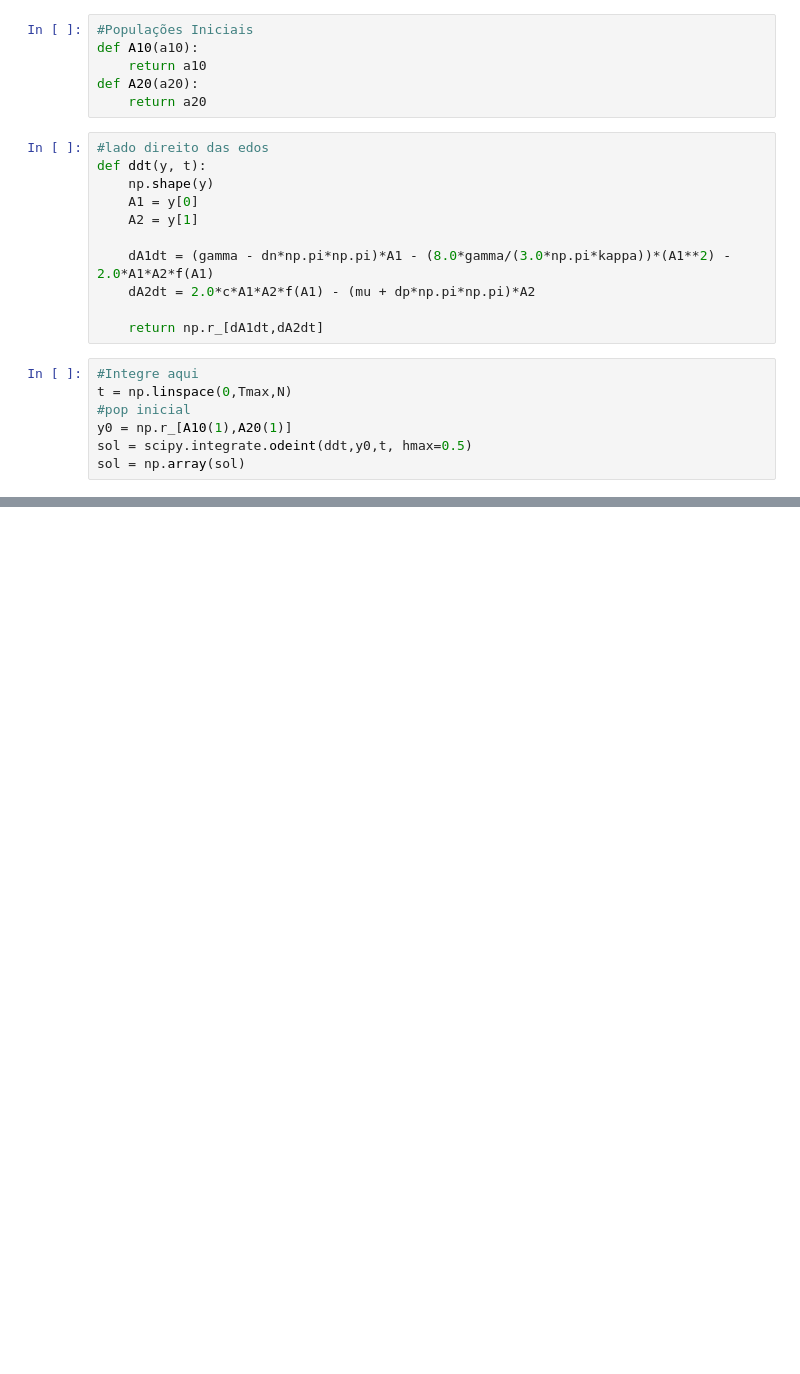
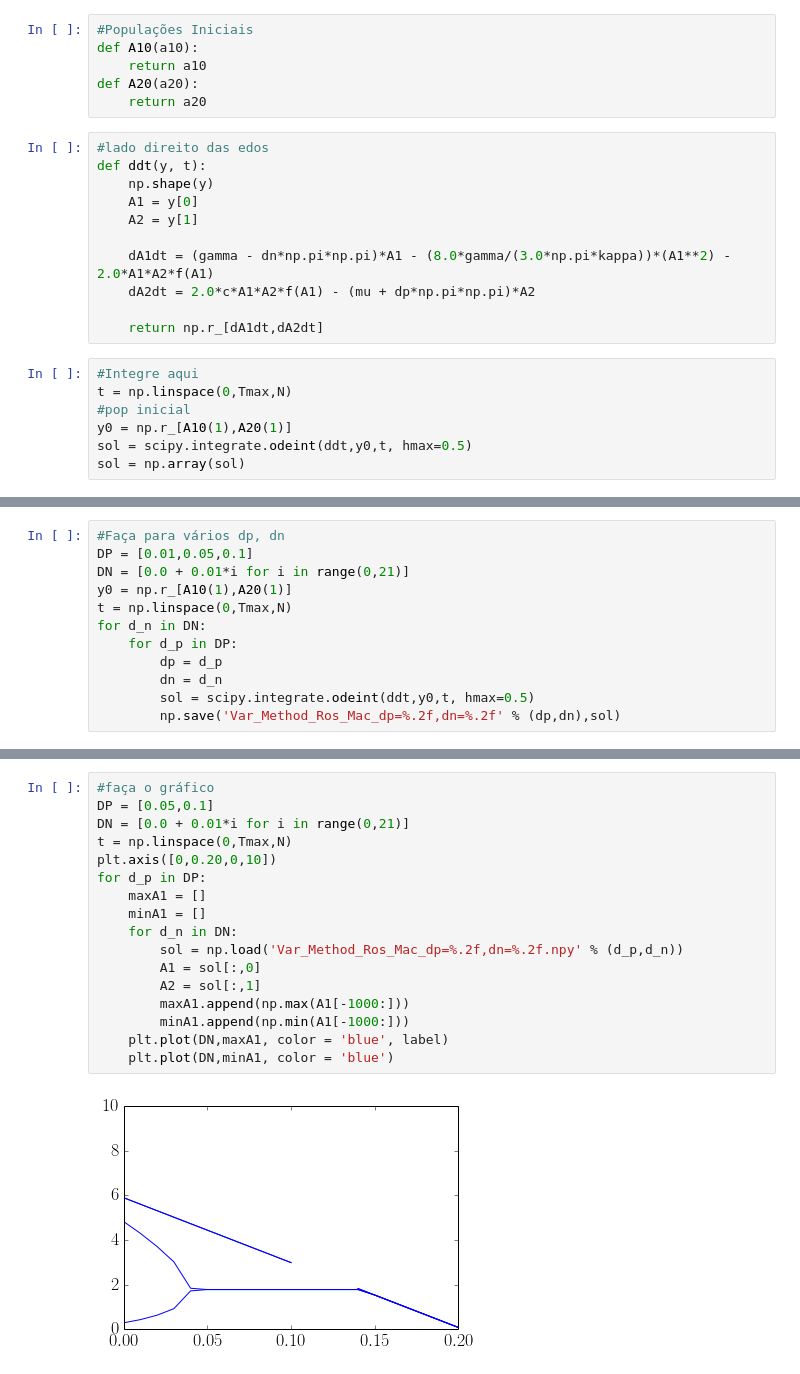
Before and after one commit to reand705/reac_diff, a Jupyter notebook: Var_Method_Ros_Mac.ipynb, the cells around one changed output, grey strips where cells are left out. Cells and saved outputs as stored; diff of their text form; blank space fills up the shorter version.

```diff
--- a/Var_Method_Ros_Mac.ipynb
+++ b/Var_Method_Ros_Mac.ipynb
@@ -90,0 +88,12 @@ plt.plot(t,A2)
+# %%
+#Faça para vários dp, dn
+DP = [0.01,0.05,0.1]
+DN = [0.0 + 0.01*i for i in range(0,21)]
+y0 = np.r_[A10(1),A20(1)]
+t = np.linspace(0,Tmax,N)
+for d_n in DN:
+    for d_p in DP:
+        dp = d_p
+        dn = d_n
+        sol = scipy.integrate.odeint(ddt,y0,t, hmax=0.5)
+        np.save('Var_Method_Ros_Mac_dp=%.2f,dn=%.2f' % (dp,dn),sol)
@@ -90,0 +130,19 @@ plt.plot(t,A2)
+# %%
+#faça o gráfico
+DP = [0.05,0.1]
+DN = [0.0 + 0.01*i for i in range(0,21)]
+t = np.linspace(0,Tmax,N)
+plt.axis([0,0.20,0,10])
+for d_p in DP:
+    maxA1 = []
+    minA1 = []
+    for d_n in DN:
+        sol = np.load('Var_Method_Ros_Mac_dp=%.2f,dn=%.2f.npy' % (d_p,d_n))
+        A1 = sol[:,0]
+        A2 = sol[:,1]
+        maxA1.append(np.max(A1[-1000:]))
+        minA1.append(np.min(A1[-1000:]))
+    plt.plot(DN,maxA1, color = 'blue', label)
+    plt.plot(DN,minA1, color = 'blue')
+# %% [output]
+[figure, added]
```
Also changed, not shown: parts of 5 cells of this notebook.
